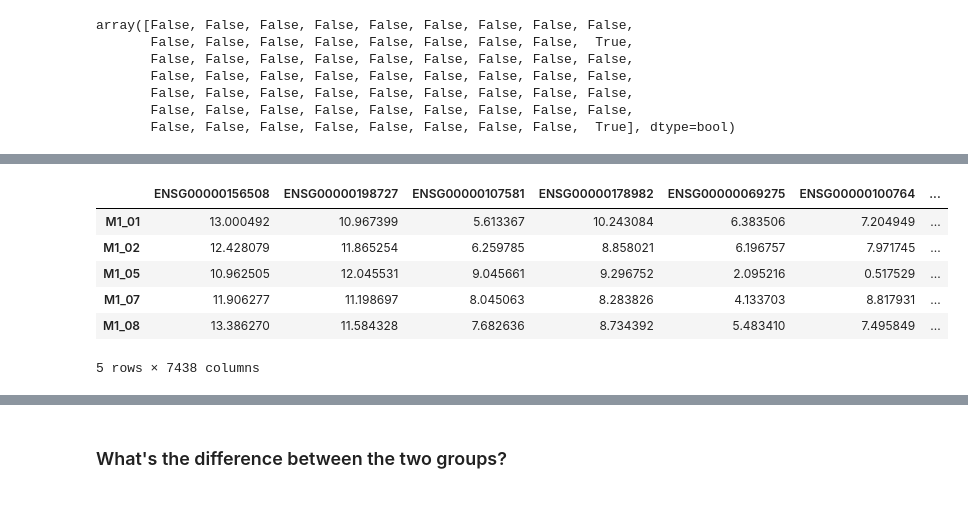
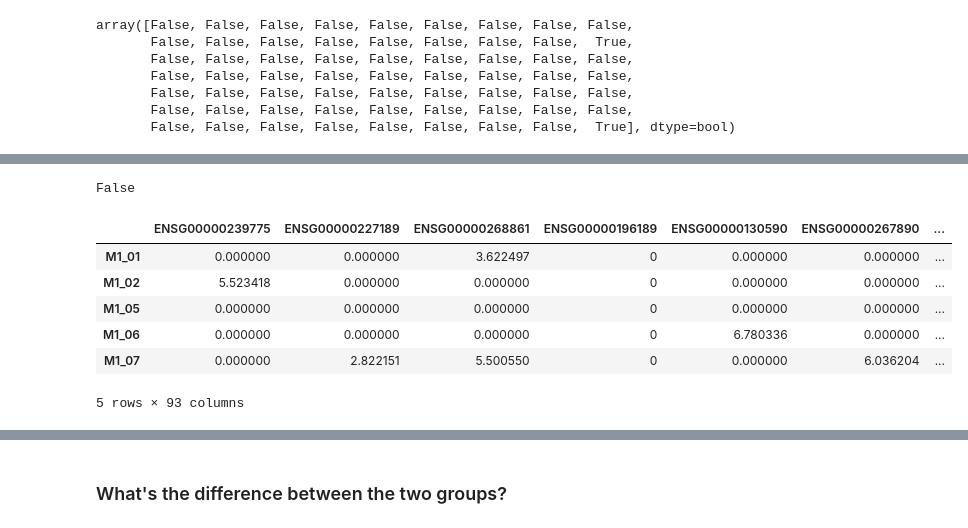
Before and after one commit to YeoLab/singlecell_pnm, a Jupyter notebook: 1._Figure_1/1.2_Figure_1,_part_2.ipynb, the cells around one changed output, grey strips where cells are left out. Saved outputs shown, nothing was run; the diff lists cells and outputs as text; code cells hidden in the pictures.

```diff
--- a/1._Figure_1/1.2_Figure_1,_part_2.ipynb
+++ b/1._Figure_1/1.2_Figure_1,_part_2.ipynb
@@ -297,0 +290,3 @@ df.head()
+# %%
+df_diff = df.join(median_diff, on='gene_id')
+df_diff.head()
@@ -297,0 +300,3 @@ df.head()
+# %%
+df_diff['bigger_in_outliers'] = df_diff['Difference in Medians'] > 0
+df_diff.head()
@@ -298,4 +322,4 @@ df.head()
 # %%
-df = df.join(study.expression.feature_data.gene_name, on='gene_id')
-df.head()
+df_diff_gene_name = df_diff.join(study.expression.feature_data.gene_name, on='gene_id')
+df_diff_gene_name.head()
 # %% [output]
@@ -322,0 +340,4 @@ df.loc[df['greater_than_zero']].head()
+# %%
+subset = df_diff_gene_name.query('bigger_in_outliers & p_value < 1e-3')
+six.print_(subset.shape)
+subset.head()
@@ -323,11 +352,15 @@ df.loc[df['greater_than_zero']].head()
+# %%
+'NUCKS' in subset['gene_name']
+# %% [output]
+False
 # %%
-study.expression.data.loc[mn_single_not_outlier_not_weird, df.loc[df['greater_than_zero'], 'gene_id']].head()
+study.expression.data.loc[mn_single_not_outlier_not_weird, subset['gene_id']].head()
 # %% [output]
-|  | ENSG00000156508 | ENSG00000198727 | ENSG00000107581 | ENSG00000178982 | ENSG00000069275 | ENSG00000100764 | ... |
-| M1_01 | 13.000492 | 10.967399 | 5.613367 | 10.243084 | 6.383506 | 7.204949 | ... |
-| M1_02 | 12.428079 | 11.865254 | 6.259785 | 8.858021 | 6.196757 | 7.971745 | ... |
-| M1_05 | 10.962505 | 12.045531 | 9.045661 | 9.296752 | 2.095216 | 0.517529 | ... |
-| M1_07 | 11.906277 | 11.198697 | 8.045063 | 8.283826 | 4.133703 | 8.817931 | ... |
-| M1_08 | 13.386270 | 11.584328 | 7.682636 | 8.734392 | 5.483410 | 7.495849 | ... |
+|  | ENSG00000239775 | ENSG00000227189 | ENSG00000268861 | ENSG00000196189 | ENSG00000130590 | ENSG00000267890 | ... |
+| M1_01 | 0.000000 | 0.000000 | 3.622497 | 0 | 0.000000 | 0.000000 | ... |
+| M1_02 | 5.523418 | 0.000000 | 0.000000 | 0 | 0.000000 | 0.000000 | ... |
+| M1_05 | 0.000000 | 0.000000 | 0.000000 | 0 | 0.000000 | 0.000000 | ... |
+| M1_06 | 0.000000 | 0.000000 | 0.000000 | 0 | 6.780336 | 0.000000 | ... |
+| M1_07 | 0.000000 | 2.822151 | 5.500550 | 0 | 0.000000 | 6.036204 | ... |
-5 rows × 7438 columns
+5 rows × 93 columns
 # %%
```
Also changed, not shown: parts of 31 cells of this notebook, 1 other file.
